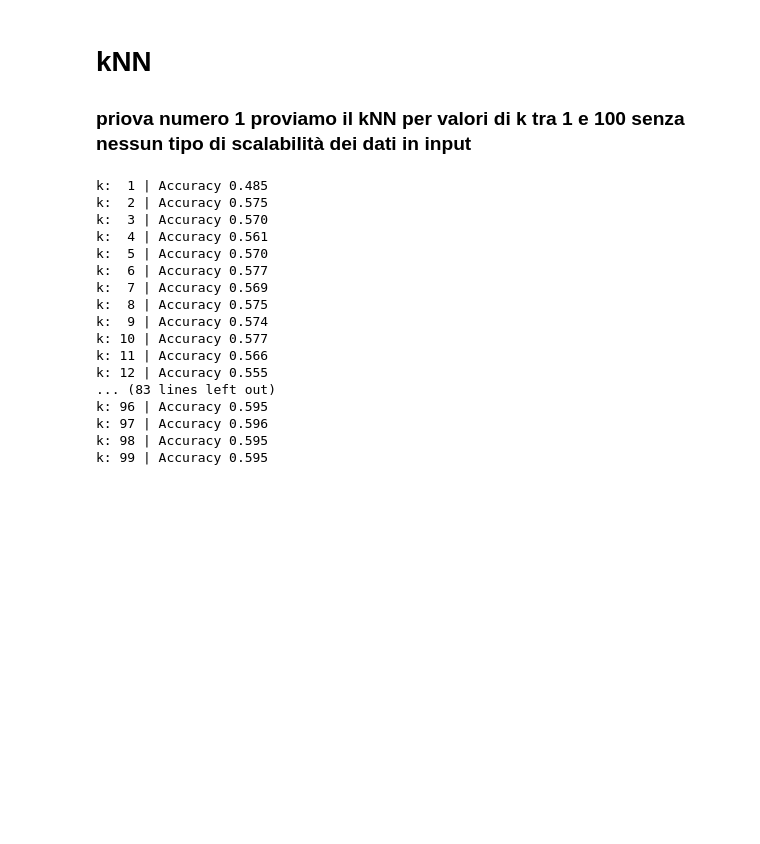
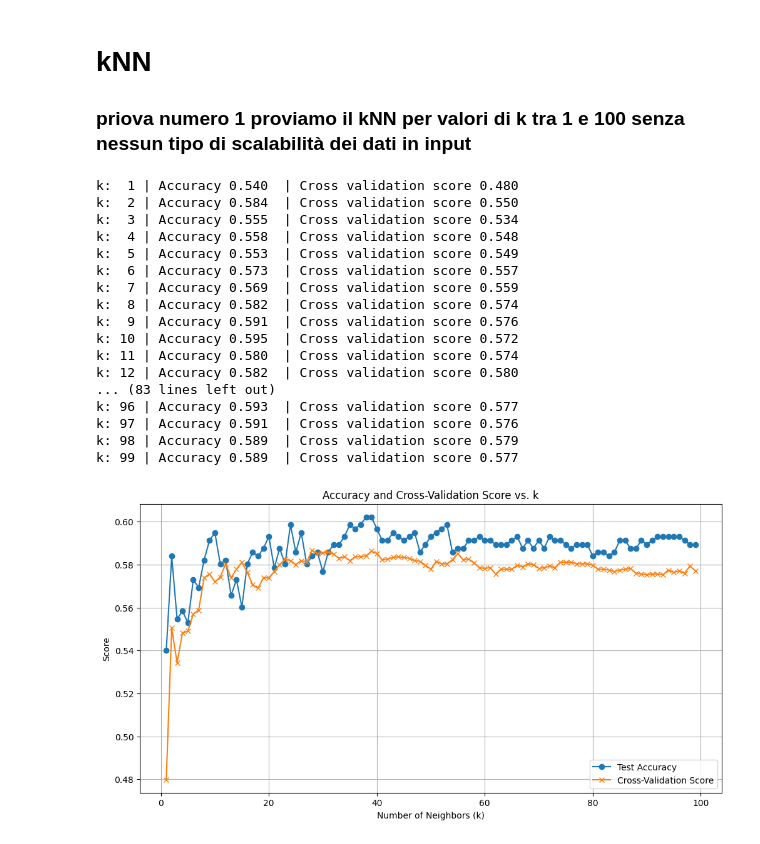
Before and after one commit to Assz2/DWM, a Jupyter notebook: kNN.ipynb, the cells around one changed output. Cells and saved outputs as stored; diff of their text form; code cells hidden in the pictures; blank space fills up the shorter version.

```diff
--- a/kNN.ipynb
+++ b/kNN.ipynb
@@ -17,15 +23,28 @@ train.shape, y.shape
+# %%
+lower_bound = 1
+upper_bound = 100
+region = range(lower_bound, upper_bound)
+graph_accuaracies = []
+graph_scores = []
+# %%
+import matplotlib.pyplot as plt
+def print_analysis():
+    plt.figure(figsize=(12, 6))
+    plt.plot(region, graph_accuaracies, label='Test Accuracy', marker='o')
+    plt.plot(region, graph_scores, label='Cross-Validation Score', marker='x')
+    plt.xlabel('Number of Neighbors (k)')
+    plt.ylabel('Score')
+    plt.title('Accuracy and Cross-Validation Score vs. k')
+    plt.legend()
+    plt.grid()
+    plt.show()
 # %%
-from sklearn.preprocessing import MinMaxScaler
+X_train, X_test, y_train, y_test = train_test_split(train, y, test_size=0.20, random_state=42)
 
-from sklearn.neighbors import KNeighborsClassifier
-from sklearn.metrics import accuracy_score
-from sklearn.model_selection import train_test_split
+graph_accuaracies = []
+graph_scores      = []
 
-X_train, X_test, y_train, y_test = train_test_split(
-    train, y, test_size=0.33, random_state=42)
-
-
-for k in range(1,100): # try k from 1 to 100
+for k in region: # try k from 1 to 100
 
     kNN = KNeighborsClassifier(n_neighbors=k)
     kNN.fit(X_train, y_train )
@@ -33,23 +52,30 @@ for k in range(1,100): # try k from 1 to 100
 
     # compute Accuracy
     acc = accuracy_score(y_true=y_test, y_pred=y_pred)
-    print ("k: {:2d} | Accuracy {:.3f}".format(k,acc) )
+    graph_accuaracies.append(acc)
+    scr = cross_val_score(kNN, train, y, cv=5).mean()
+    graph_scores.append(scr)
+    print ("k: {:2d} | Accuracy {:.3f}".format(k,acc), " | Cross validation score {:.3f}".format(scr))
 # %% [output]
-k:  1 | Accuracy 0.485
-k:  2 | Accuracy 0.575
-k:  3 | Accuracy 0.570
-k:  4 | Accuracy 0.561
-k:  5 | Accuracy 0.570
-k:  6 | Accuracy 0.577
-k:  7 | Accuracy 0.569
-k:  8 | Accuracy 0.575
-k:  9 | Accuracy 0.574
-k: 10 | Accuracy 0.577
-k: 11 | Accuracy 0.566
-k: 12 | Accuracy 0.555
+k:  1 | Accuracy 0.540  | Cross validation score 0.480
+k:  2 | Accuracy 0.584  | Cross validation score 0.550
+k:  3 | Accuracy 0.555  | Cross validation score 0.534
+k:  4 | Accuracy 0.558  | Cross validation score 0.548
+k:  5 | Accuracy 0.553  | Cross validation score 0.549
+k:  6 | Accuracy 0.573  | Cross validation score 0.557
+k:  7 | Accuracy 0.569  | Cross validation score 0.559
+k:  8 | Accuracy 0.582  | Cross validation score 0.574
+k:  9 | Accuracy 0.591  | Cross validation score 0.576
+k: 10 | Accuracy 0.595  | Cross validation score 0.572
+k: 11 | Accuracy 0.580  | Cross validation score 0.574
+k: 12 | Accuracy 0.582  | Cross validation score 0.580
 ... (83 lines left out)
-k: 96 | Accuracy 0.595
-k: 97 | Accuracy 0.596
-k: 98 | Accuracy 0.595
-k: 99 | Accuracy 0.595
+k: 96 | Accuracy 0.593  | Cross validation score 0.577
+k: 97 | Accuracy 0.591  | Cross validation score 0.576
+k: 98 | Accuracy 0.589  | Cross validation score 0.579
+k: 99 | Accuracy 0.589  | Cross validation score 0.577
+# %%
+print_analysis()
+# %% [output]
+[figure, added]
 # %%
```
Also changed, not shown: parts of 17 cells of this notebook, 2 other files.
